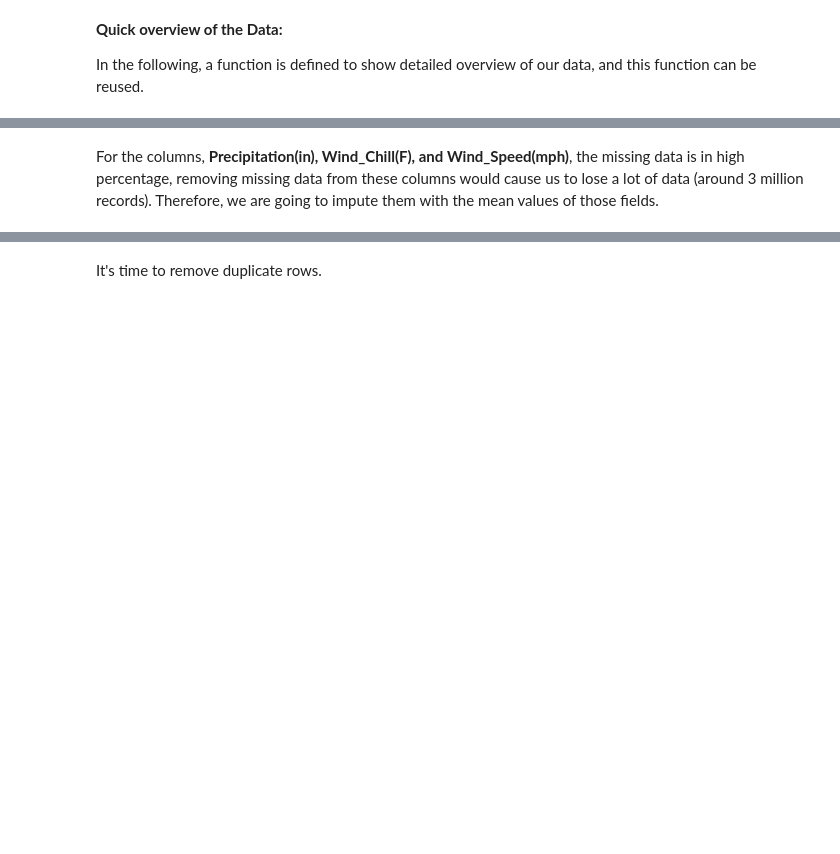
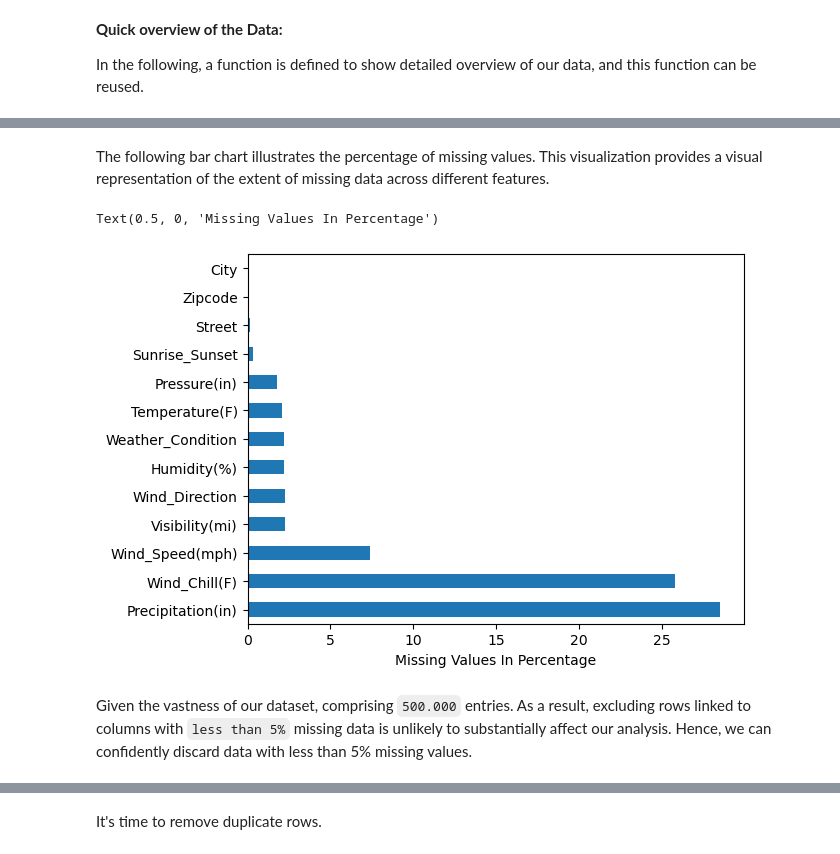
Before and after one commit to knightstark7/FinalProject-P4DS, a Jupyter notebook: USAccident.ipynb, the cells around one changed output, grey strips where cells are left out. Saved outputs shown, nothing was run; the diff lists cells and outputs as text; code cells hidden in the pictures; blank space fills up the shorter version.

Commit message:
Some updates data cleaning and few other small things

```diff
--- a/USAccident.ipynb
+++ b/USAccident.ipynb
@@ -161,7 +162,7 @@ Our dataset contains a very large amount of information by providing many featur
 By removing these fields, our dataset will be simplified, making it more focused and efficient for our analysis.
 # %%
 # Specify the names of the columns to be dropped
-cols2drop = ['End_Lat', 'End_Lng', 'ID', 'Source', 'Airport_Code', 'Country', 'Weather_Timestamp', 'Civil_Twilight', 'Nautical_Twilight', 'Astronomical_Twilight', 'Timezone']
+cols2drop = ['End_Lat', 'End_Lng', 'ID', 'Source', 'Airport_Code', 'Country', 'Weather_Timestamp', 'Civil_Twilight', 'Nautical_Twilight', 'Astronomical_Twilight', 'Timezone', 'Description']
 
 # Use the drop() method to remove the specified columns
 df.drop(columns=cols2drop, inplace=True)
@@ -197 +223,12 @@ For the columns, **Precipitation(in), Wind_Chill(F), and Wind_Speed(mph)**, the
+# %% [markdown]
+The following bar chart illustrates the percentage of missing values. This visualization provides a visual representation of the extent of missing data across different features.
+# %%
+missing_percent = df.isnull().mean().sort_values (ascending = False) * 100
+missing_percent[missing_percent !=0].plot(kind='barh')
+plt.xlabel('Missing Values In Percentage')
+# %% [output]
+Text(0.5, 0, 'Missing Values In Percentage')
+[figure, added]
+# %% [markdown]
+Given the vastness of our dataset, comprising `500.000` entries. As a result, excluding rows linked to columns with `less than 5%` missing data is unlikely to substantially affect our analysis. Hence, we can confidently discard data with less than 5% missing values.
 # %%
@@ -199,2 +235,0 @@ df.dropna(subset=['Visibility(mi)', 'Wind_Direction', 'Description', 'Humidity(%
-# %% [markdown]
-For the columns, **Precipitation(in), Wind_Chill(F), and Wind_Speed(mph)**, the missing data is in high percentage, removing missing data from these columns would cause us to lose a lot of data (around 3 million records). Therefore, we are going to impute them with the mean values of those fields.
```
Also changed, not shown: parts of 16 cells of this notebook.
